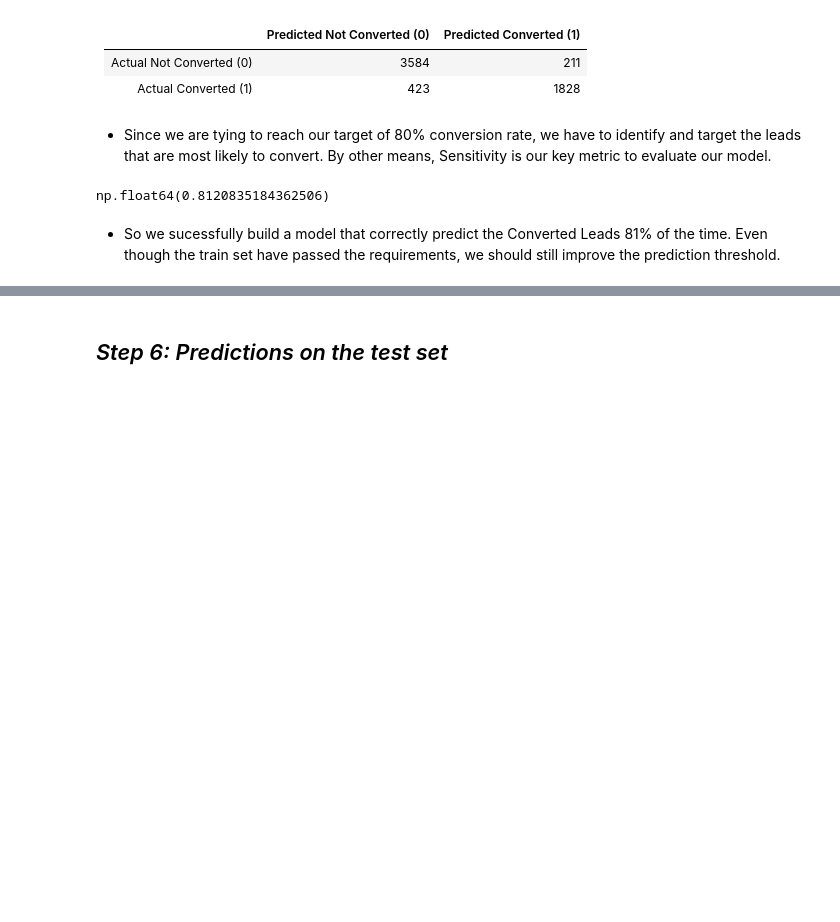
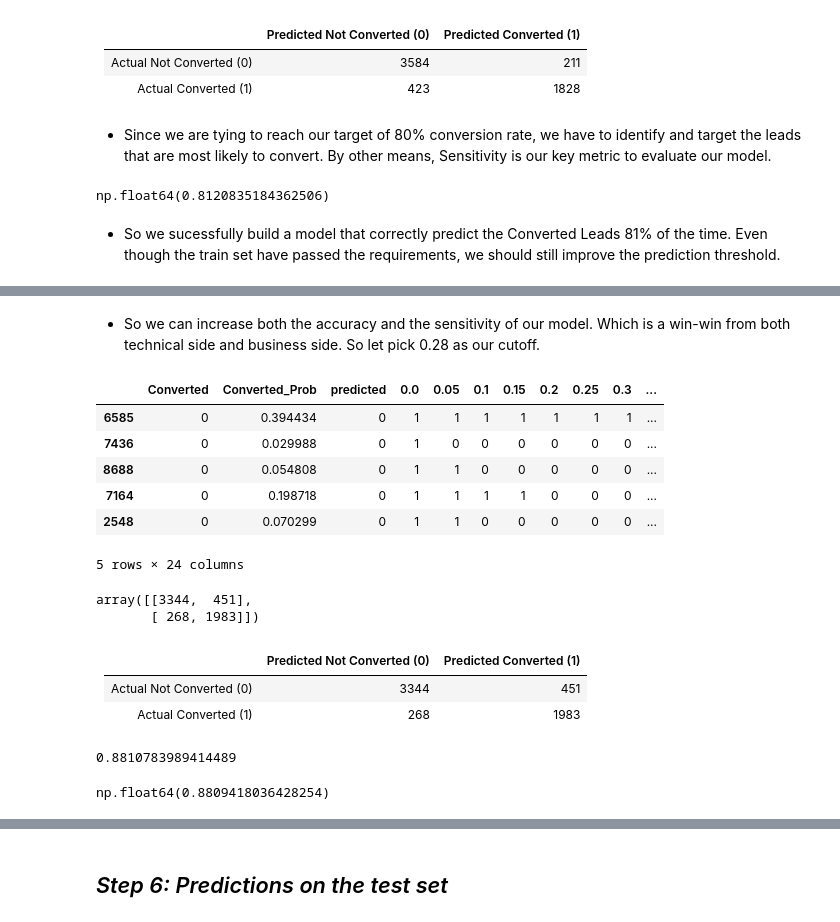
Before and after one commit to lido010209/machine-learning, a Jupyter notebook: Lead Scoring Analysis/1-data_processing.iPynb, the cells around one changed output, grey strips where cells are left out. Drawn from its saved outputs; the diff is of its cells as text; code cells hidden in the pictures; blank space fills up the shorter version.

```diff
--- a/Lead Scoring Analysis/1-data_processing.iPynb
+++ b/Lead Scoring Analysis/1-data_processing.iPynb
@@ -1260,0 +1313,35 @@ np.float64(0.8120835184362506)
+# %% [markdown]
+- So we can increase both the accuracy and the sensitivity of our model. Which is a win-win from both technical side and business side. So let pick 0.28 as our cutoff.
+# %%
+y_train_pred_final['final_predicted'] = y_train_pred_final['Converted_Prob'].map(lambda x: 1 if x > 0.28 else 0)
+y_train_pred_final.head()
+# %% [output]
+|  | Converted | Converted_Prob | predicted | 0.0 | 0.05 | 0.1 | 0.15 | 0.2 | 0.25 | 0.3 | ... |
+| 6585 | 0 | 0.394434 | 0 | 1 | 1 | 1 | 1 | 1 | 1 | 1 | ... |
+| 7436 | 0 | 0.029988 | 0 | 1 | 0 | 0 | 0 | 0 | 0 | 0 | ... |
+| 8688 | 0 | 0.054808 | 0 | 1 | 1 | 0 | 0 | 0 | 0 | 0 | ... |
+| 7164 | 0 | 0.198718 | 0 | 1 | 1 | 1 | 1 | 0 | 0 | 0 | ... |
+| 2548 | 0 | 0.070299 | 0 | 1 | 1 | 0 | 0 | 0 | 0 | 0 | ... |
+5 rows × 24 columns
+# %%
+# re-check the confusion matrix
+confusion = confusion_matrix(y_train_pred_final['Converted'], y_train_pred_final['final_predicted'])
+confusion
+# %% [output]
+array([[3344,  451],
+       [ 268, 1983]])
+# %% [markdown]
+|   | Predicted Not Converted (0) |   Predicted Converted (1) |
+|--|--|--|
+| Actual Not Converted (0) |  3344 |  451 |
+| Actual Converted (1) |  268 |  1983 |
+# %%
+# Accuracy of the final prediction
+accuracy_score(y_train_pred_final['Converted'], y_train_pred_final['final_predicted'])
+# %% [output]
+0.8810783989414489
+# %%
+# Sensitivity = Correctly Predicted Converted / Actual Converted
+confusion[1,1] / (confusion[1,1] + confusion[1,0])
+# %% [output]
+np.float64(0.8809418036428254)
```
Also changed, not shown: parts of 19 cells of this notebook.
